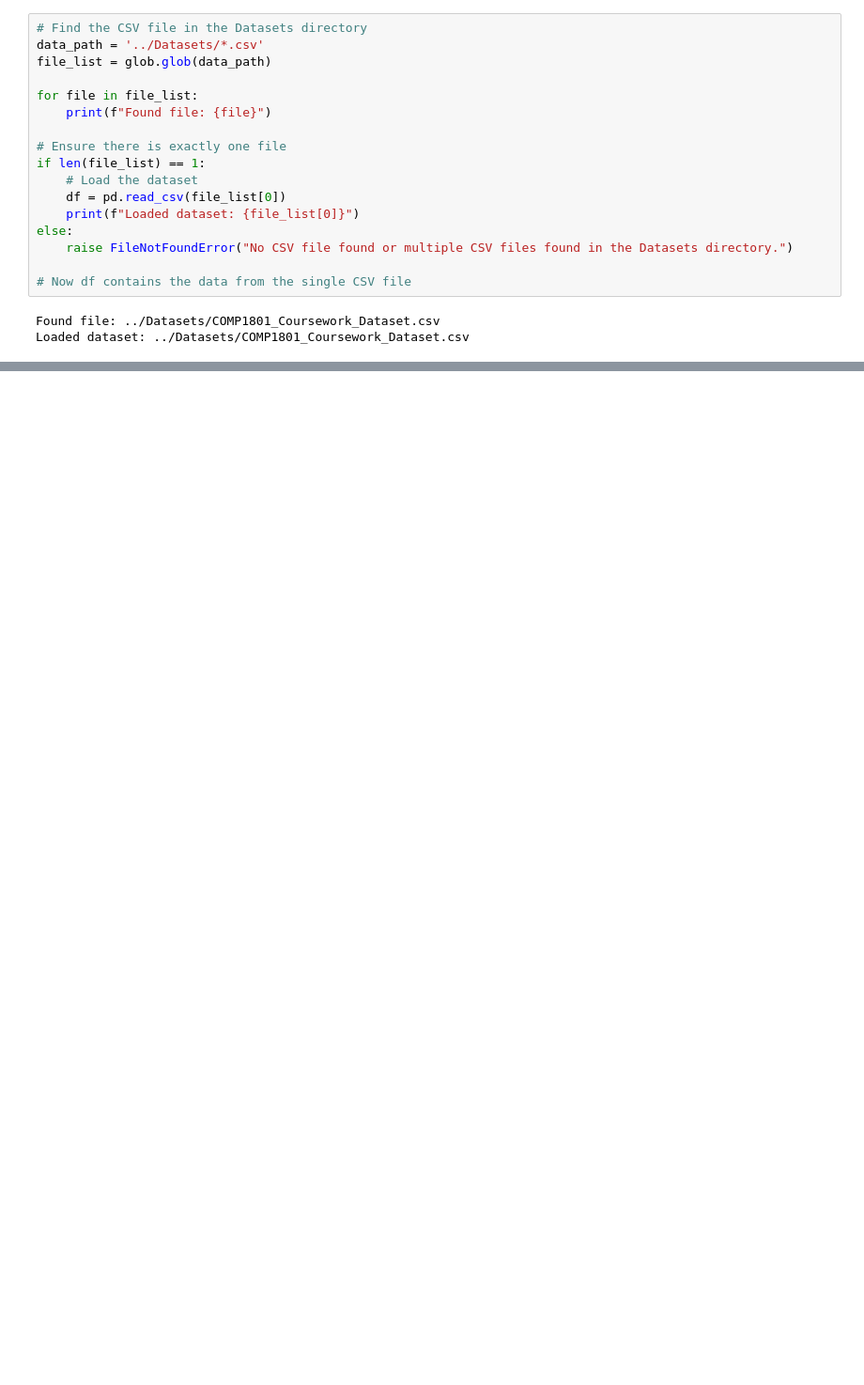
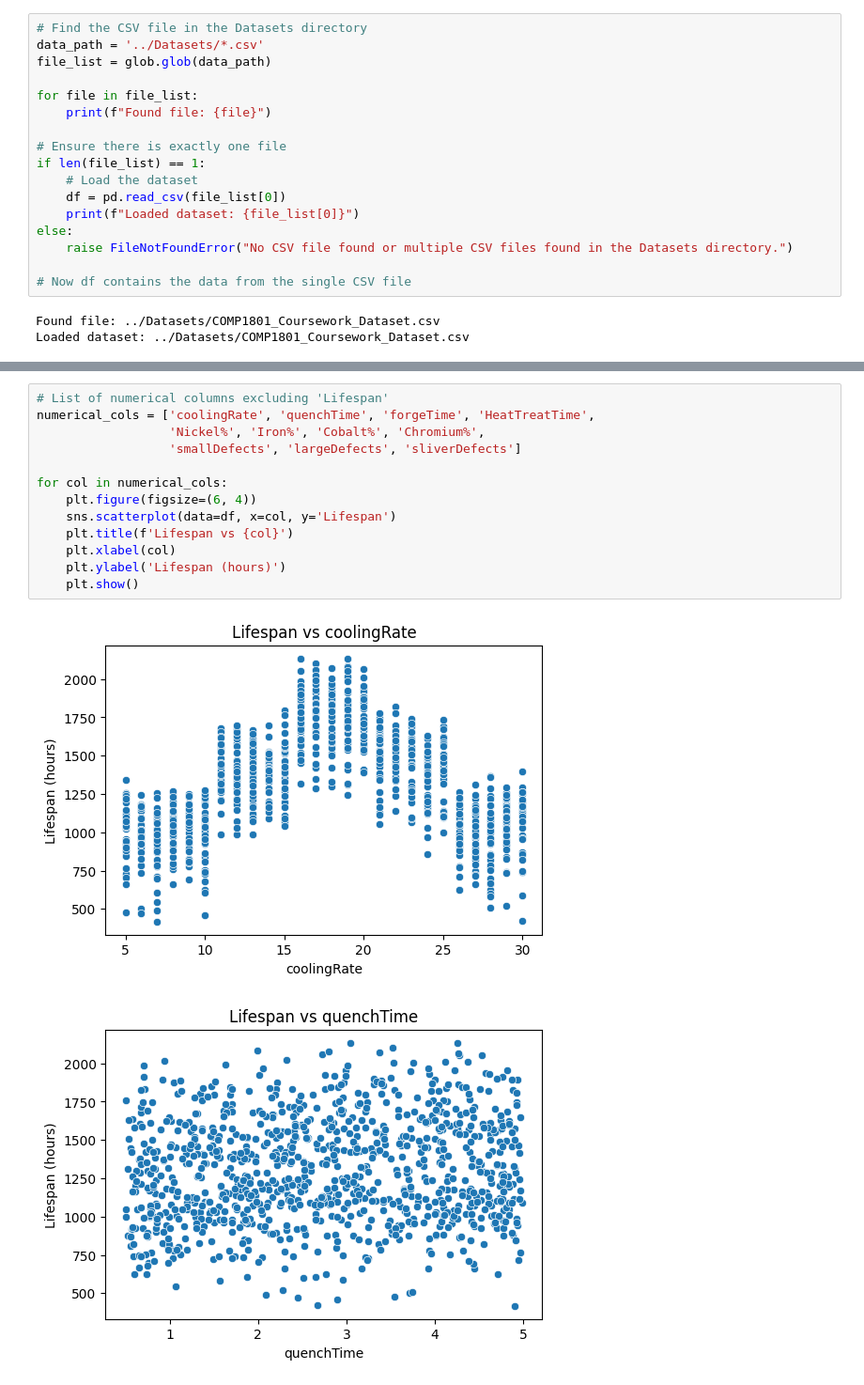
Before and after one commit to muhammedazhar/MSc-DataScience, a Jupyter notebook: COMP1801-ML/Coursework/Solutions/Notebook.ipynb, the cells around one changed output, grey strips where cells are left out. Shown at 94% size. Cells and saved outputs as stored; diff of their text form; blank space fills up the shorter version.

```diff
--- a/COMP1801-ML/Coursework/Solutions/Notebook.ipynb
+++ b/COMP1801-ML/Coursework/Solutions/Notebook.ipynb
@@ -35,0 +91,16 @@ Loaded dataset: ../Datasets/COMP1801_Coursework_Dataset.csv
+# %%
+# List of numerical columns excluding 'Lifespan'
+numerical_cols = ['coolingRate', 'quenchTime', 'forgeTime', 'HeatTreatTime',
+                  'Nickel%', 'Iron%', 'Cobalt%', 'Chromium%',
+                  'smallDefects', 'largeDefects', 'sliverDefects']
+
+for col in numerical_cols:
+    plt.figure(figsize=(6, 4))
+    sns.scatterplot(data=df, x=col, y='Lifespan')
+    plt.title(f'Lifespan vs {col}')
+    plt.xlabel(col)
+    plt.ylabel('Lifespan (hours)')
+    plt.show()
+# %% [output]
+[figure, added]
+[figure, added]
```
Also changed, not shown: parts of 12 cells of this notebook, 1 other file.
